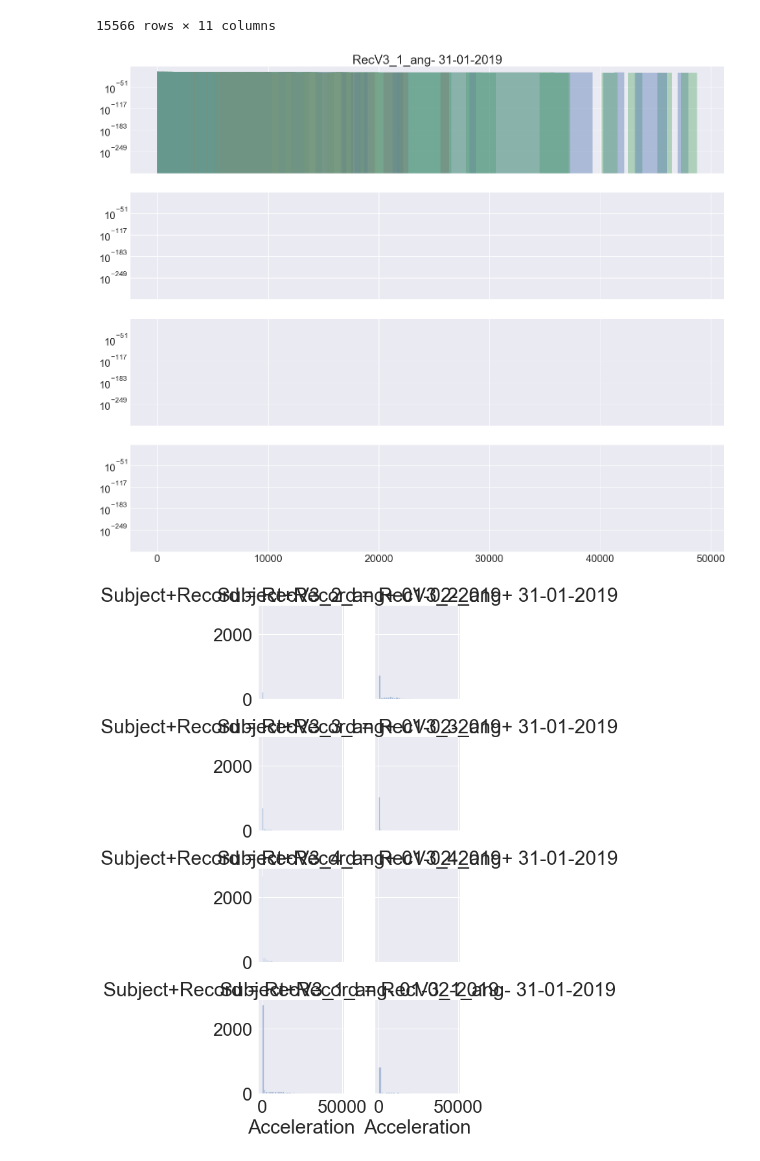
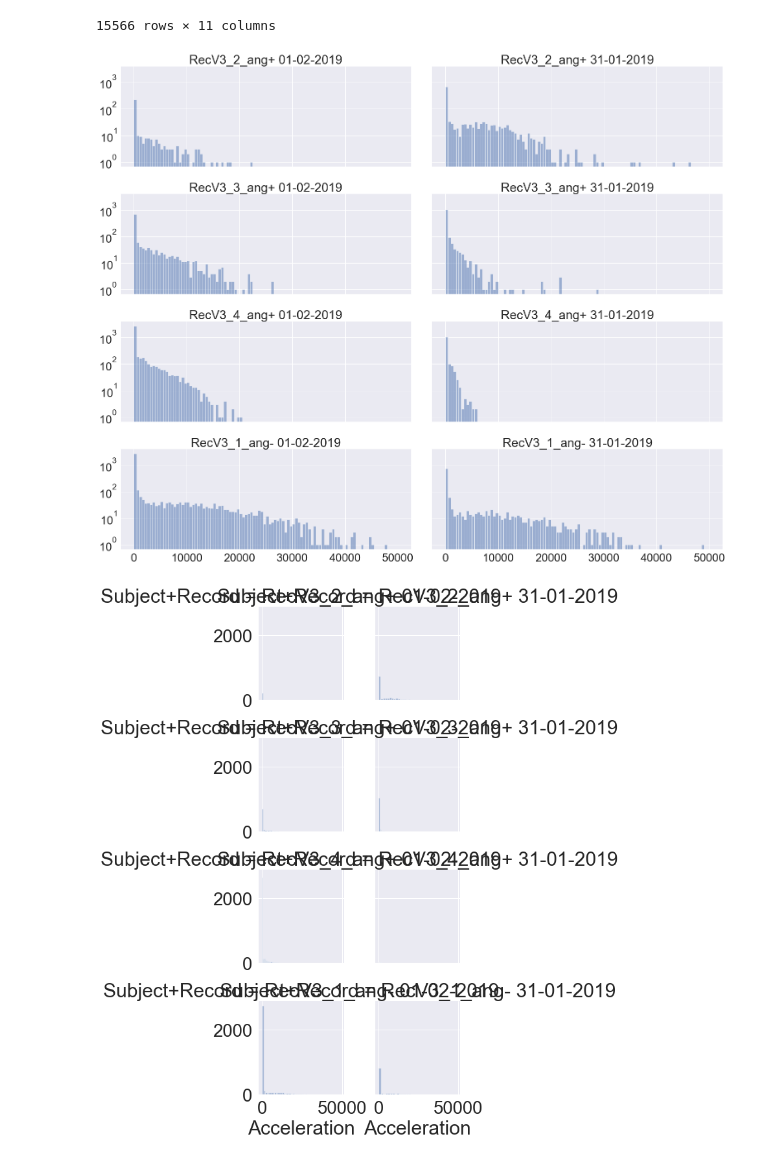
Before and after one commit to BasilMinkov/Jupyter-Notebooks, a Jupyter notebook: neuroscience/Lactate.ipynb, the cells around one changed output. Cells and saved outputs as stored; diff of their text form; code cells hidden in the pictures.

```diff
--- a/neuroscience/Lactate.ipynb
+++ b/neuroscience/Lactate.ipynb
@@ -201,3 +194,0 @@ array(['01-02-2019', '31-01-2019'], dtype=object)
-# %%
-for i in data["Record"].unique():
-    data[data["Record"]==i]["Acceleration"].plot()
@@ -274,0 +226,13 @@ wilcoxon(d)
+# %%
+p_value = np.ones(4)
+
+for i, item in enumerate(paths.items()):
+
+    x = data[(data["Subject"]==item[0]) & (data["Record"]=="01-02-2019")]["Acceleration"]
+    y = data[(data["Subject"]==item[0]) & (data["Record"]=="31-01-2019")]["Acceleration"]
+
+    ss = min(x.shape[0], y.shape[0])
+
+    p_value[i] = ranksums(x.sample(ss), y.sample(ss))[1]
+
+p_value < 0.05
@@ -343,36 +309,37 @@ data
 15566 rows × 11 columns
 # %%
 # Set up the matplotlib figure
-f, axes = plt.subplots(4,
-                       1,
-                       sharex=True,
-                       sharey=True)
+f, axes = plt.subplots(4, 2, sharex=True, sharey=True)
 
 sns.despine(left=True)
 
-counter = 0
-for i, subject in enumerate(data["Subject"].unique()):
+row = 0
+column = 0
 
-    axes[counter].set(yscale="log")
-    axes[counter].set_title(subject)
+for i, subject in enumerate(data["Subject+Record"].unique()):
+    axes[row, column].set(yscale="log")
+    axes[row, column].set_title(subject)
+    x = data[data["Subject+Record"]==subject]["Acceleration"]
+    x.hist(ax=axes[row, column], bins=100, range=(0, 5e4), alpha=0.5)
 
-    sns.distplot(data[data["Subject+Record"]==subject]["Acceleration"].as_matrix(),
-                 kde=False,
-                 hist=True,
-                 norm_hist=True,
-                 axlabel=None,
-                 ax=axes[counter])
+#     sns.distplot(data[data["Subject+Record"]==subject]["Acceleration"],
+#                  bins=100,
+#                  kde=False,
+#                  hist=True,
+#                  norm_hist=True,
+#                  ax=axes[row, column])
+#     title(subject)
 
     if column == 1:
         column = 0
         row += 1
     else:
         column += 1
 
 # plt.setp(axes, yticks=[])
 plt.tight_layout()
 # %% [output]
-[figure, old version]
+[figure, new version]
 # %%
 attend = sns.load_dataset("attention").query("subject <= 12")
 g = sns.FacetGrid(data, col="Subject+Record", col_wrap=2)
```
Also changed, not shown: parts of 14 cells of this notebook, 3 other files.
